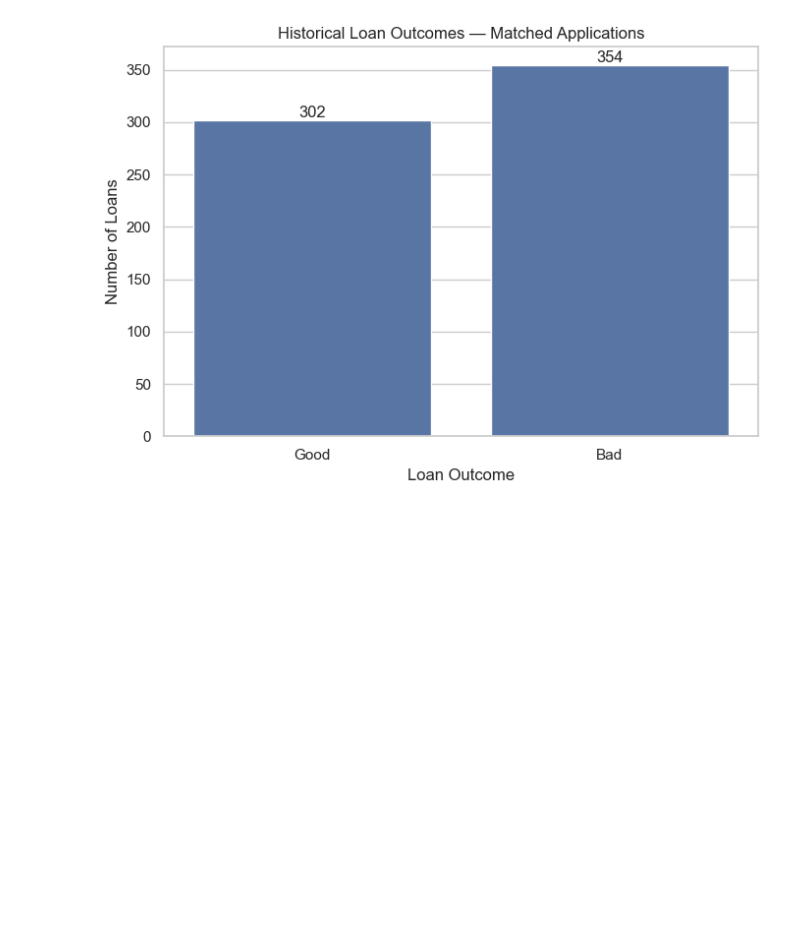
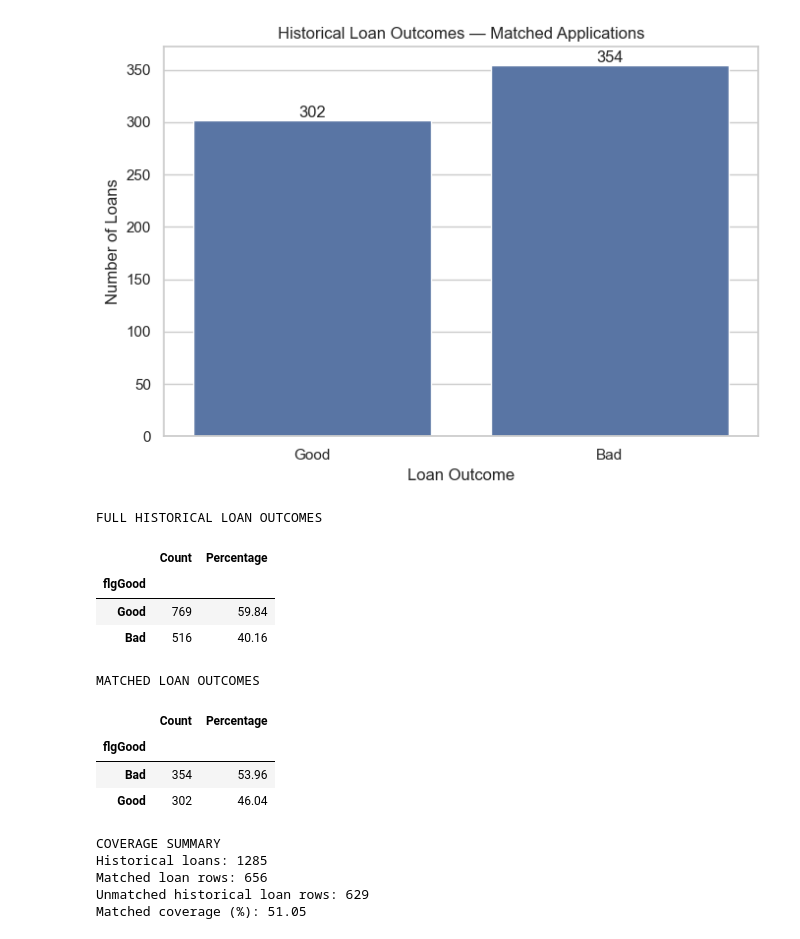
Before and after one commit to madrewarparth/loan-risk-analysis, a Jupyter notebook: loan_risk_analysis.ipynb, the cells around one changed output. Saved outputs shown, nothing was run; the diff lists cells and outputs as text; code cells hidden in the pictures; blank space fills up the shorter version.

```diff
--- a/loan_risk_analysis.ipynb
+++ b/loan_risk_analysis.ipynb
@@ -547,3 +547,51 @@ plt.tight_layout()
 plt.show()
 # %% [output]
 [figure]
+# %%
+
+# Final coverage and outcome checks
+print("FULL HISTORICAL LOAN OUTCOMES")
+display(
+    performance["flgGood"]
+    .value_counts()
+    .to_frame("Count")
+    .assign(
+        Percentage=lambda x:
+        (x["Count"] / len(performance) * 100).round(2)
+    )
+)
+
+print("\nMATCHED LOAN OUTCOMES")
+display(
+    matched_data["flgGood"]
+    .value_counts()
+    .to_frame("Count")
+    .assign(
+        Percentage=lambda x:
+        (x["Count"] / len(matched_data) * 100).round(2)
+    )
+)
+
+print("\nCOVERAGE SUMMARY")
+print("Historical loans:", len(performance))
+print("Matched loan rows:", len(matched_data))
+print("Unmatched historical loan rows:",
+      len(performance) - len(matched_data))
+print("Matched coverage (%):",
+      round(len(matched_data) / len(performance) * 100, 2))
+# %% [output]
+FULL HISTORICAL LOAN OUTCOMES
+|  | Count | Percentage |
+| flgGood |  |  |
+| Good | 769 | 59.84 |
+| Bad | 516 | 40.16 |
+MATCHED LOAN OUTCOMES
+|  | Count | Percentage |
+| flgGood |  |  |
+| Bad | 354 | 53.96 |
+| Good | 302 | 46.04 |
+COVERAGE SUMMARY
+Historical loans: 1285
+Matched loan rows: 656
+Unmatched historical loan rows: 629
+Matched coverage (%): 51.05
```
Also changed, not shown: parts of 5 cells of this notebook.
